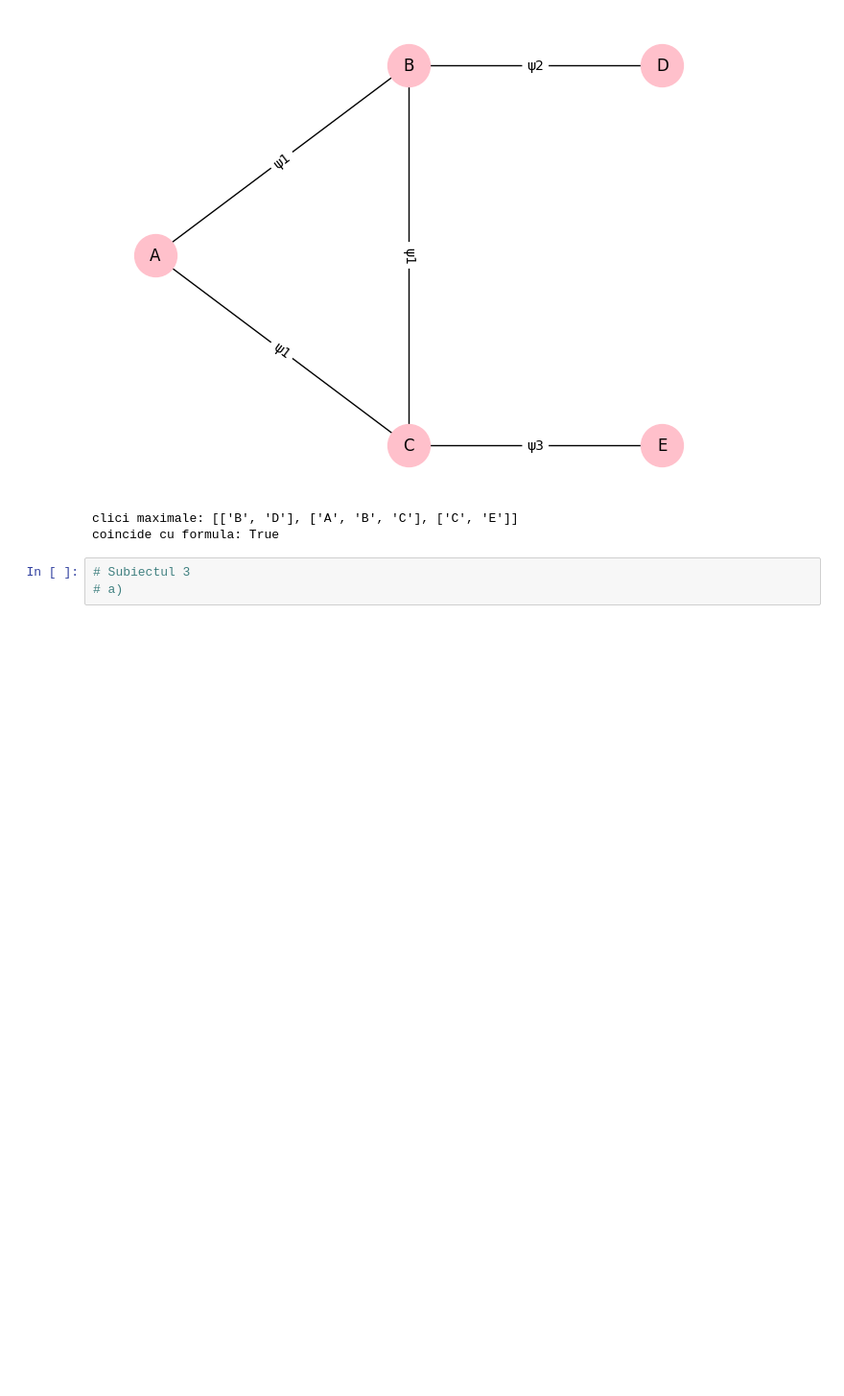
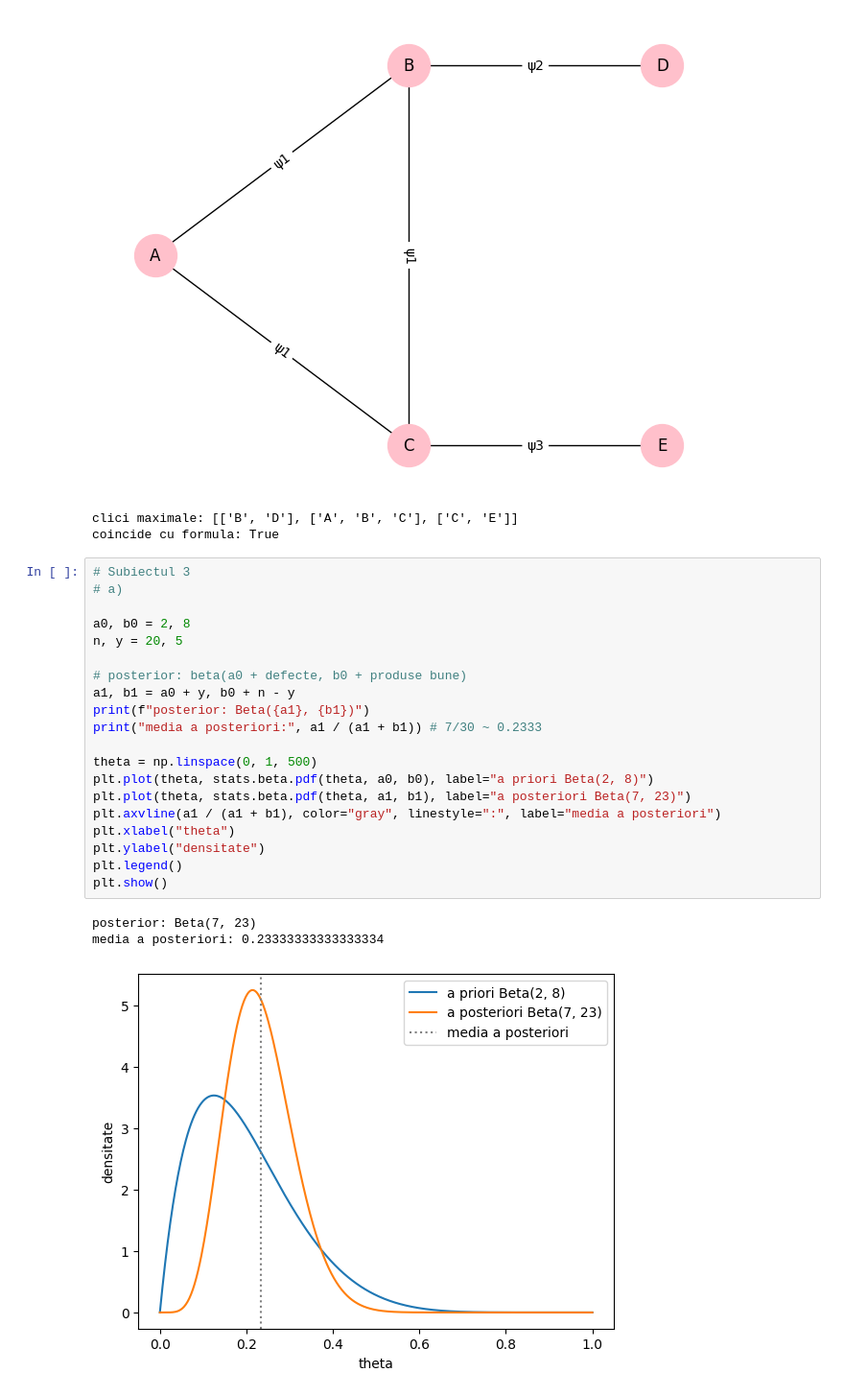
Before and after one commit to ioanaa-c/PMP-2026, a Jupyter notebook: Partial/partial.ipynb, the cells around one changed output. Shown at 96% size. Cells and saved outputs as stored; diff of their text form; blank space fills up the shorter version.

```diff
--- a/Partial/partial.ipynb
+++ b/Partial/partial.ipynb
@@ -125,6 +127,27 @@ print("coincide cu formula:", np.allclose(P_d_dat_rest, formula[None, :, None, :
 [figure]
 clici maximale: [['B', 'D'], ['A', 'B', 'C'], ['C', 'E']]
 coincide cu formula: True
-# %%
-# Subiectul 3
-# a)
+# %%
+# Subiectul 3
+# a)
+
+a0, b0 = 2, 8
+n, y = 20, 5
+
+# posterior: beta(a0 + defecte, b0 + produse bune)
+a1, b1 = a0 + y, b0 + n - y
+print(f"posterior: Beta({a1}, {b1})")
+print("media a posteriori:", a1 / (a1 + b1)) # 7/30 ~ 0.2333
+
+theta = np.linspace(0, 1, 500)
+plt.plot(theta, stats.beta.pdf(theta, a0, b0), label="a priori Beta(2, 8)")
+plt.plot(theta, stats.beta.pdf(theta, a1, b1), label="a posteriori Beta(7, 23)")
+plt.axvline(a1 / (a1 + b1), color="gray", linestyle=":", label="media a posteriori")
+plt.xlabel("theta")
+plt.ylabel("densitate")
+plt.legend()
+plt.show()
+# %% [output]
+posterior: Beta(7, 23)
+media a posteriori: 0.23333333333333334
+[figure, added]
```
Also changed, not shown: parts of 3 cells of this notebook, 6 other files.
